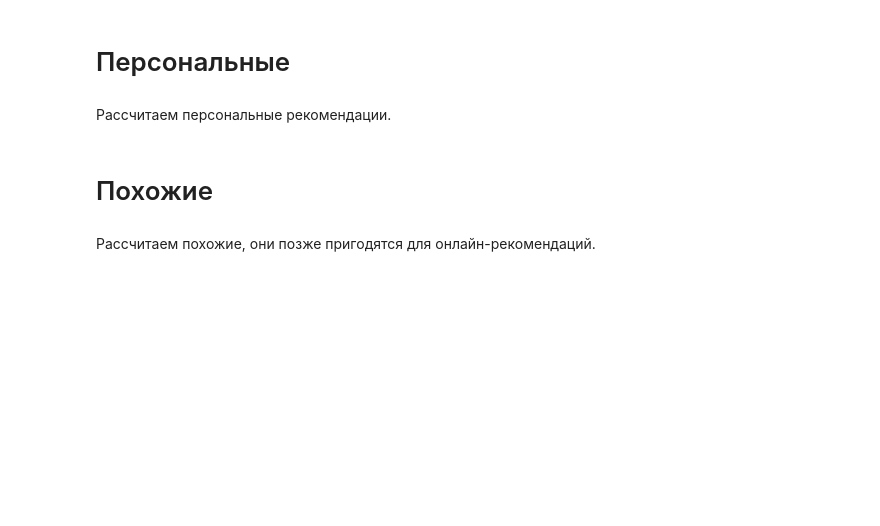
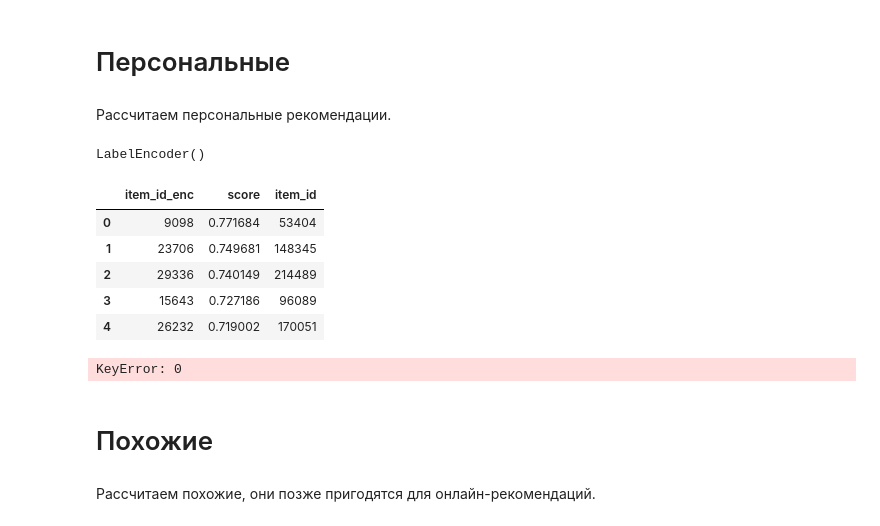
Before and after one commit to AndrushikB/mle-recsys-project, a Jupyter notebook: recommendations.ipynb, the cells around one changed output. Cells and saved outputs as stored; diff of their text form; code cells hidden in the pictures; blank space fills up the shorter version.

```diff
--- a/recommendations.ipynb
+++ b/recommendations.ipynb
@@ -454,0 +490,36 @@ Name: name, Length: 100, dtype: object
+# %%
+als_model = AlternatingLeastSquares(factors=10, iterations=10, regularization=0.05, random_state=0)
+als_model.fit(user_item_matrix_train)
+# %%
+item_encoder = LabelEncoder()
+item_encoder.fit(items["item_id"])
+# %% [output]
+LabelEncoder()
+# %%
+def get_recommendations_als(user_item_matrix, model, user_id, include_seen=True, n=5):
+    """
+    Возвращает отранжированные рекомендации для заданного пользователя
+    """
+    recommendations = model.recommend(
+         user_id,
+         user_item_matrix[user_id],
+         filter_already_liked_items=not include_seen,
+         N=n)
+    recommendations = pd.DataFrame({"item_id_enc": recommendations[0], "score": recommendations[1]})
+    recommendations["item_id"] = item_encoder.inverse_transform(recommendations["item_id_enc"])
+
+    return recommendations
+# %%
+user_item_matrix_test = scipy.sparse.csr_matrix((
+    events_test["track_seq"],
+    (events_test['user_id'], events_test['item_id_enc'])),
+    dtype=np.int8)
+# %%
+get_recommendations_als(user_item_matrix_test, als_model, 4, include_seen=True)
+# %% [output]
+|  | item_id_enc | score | item_id |
+| 0 | 9098 | 0.771684 | 53404 |
+| 1 | 23706 | 0.749681 | 148345 |
+| 2 | 29336 | 0.740149 | 214489 |
+| 3 | 15643 | 0.727186 | 96089 |
+| 4 | 26232 | 0.719002 | 170051 |
@@ -454,0 +535,16 @@ Name: name, Length: 100, dtype: object
+# %%
+# преобразуем полученные рекомендации в табличный формат
+item_ids_enc = als_recommendations[0]
+als_scores = als_recommendations[1]
+
+als_recommendations = pd.DataFrame({
+    "user_id": user_ids,
+    "item_id_enc": item_ids_enc.tolist(),
+    "score": als_scores.tolist()})
+als_recommendations = als_recommendations.explode(["item_id_enc", "score"], ignore_index=True)
+
+# приводим типы данных
+als_recommendations["item_id_enc"] = als_recommendations["item_id_enc"].astype("int")
+als_recommendations["score"] = als_recommendations["score"].astype("float")
+# %% [output]
+KeyError: 0
```
Also changed, not shown: parts of 46 cells of this notebook, 4 other files.
